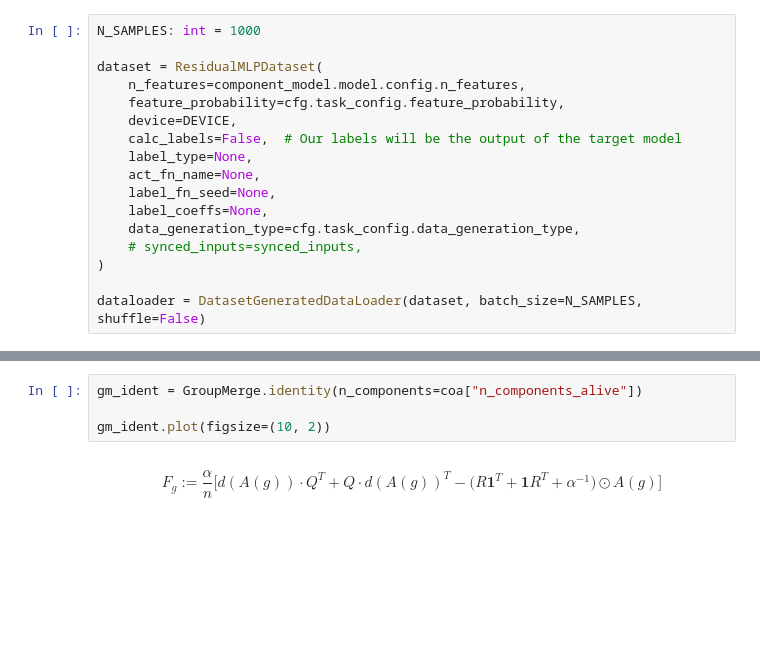
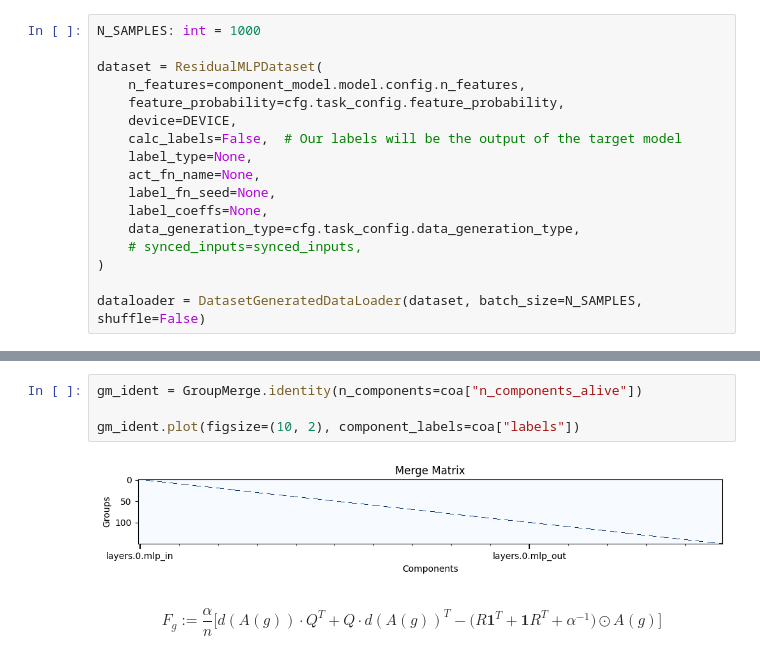
Before and after one commit to moosmiddelkoop/spd, a Jupyter notebook: spd/clustering/dev.ipynb, the cells around one changed output, grey strips where cells are left out. Drawn from its saved outputs; the diff is of its cells as text; blank space fills up the shorter version.

```diff
--- a/spd/clustering/dev.ipynb
+++ b/spd/clustering/dev.ipynb
@@ -59,7 +83,9 @@ coa = process_activations(
 # %%
 gm_ident = GroupMerge.identity(n_components=coa["n_components_alive"])
 
-gm_ident.plot(figsize=(10, 2))
+gm_ident.plot(figsize=(10, 2), component_labels=coa["labels"])
+# %% [output]
+[figure, added]
 # %% [markdown]
 $$
 	F_g := \frac{\alpha}{n}
```
Also changed, not shown: parts of 6 cells of this notebook, 3 other files.
